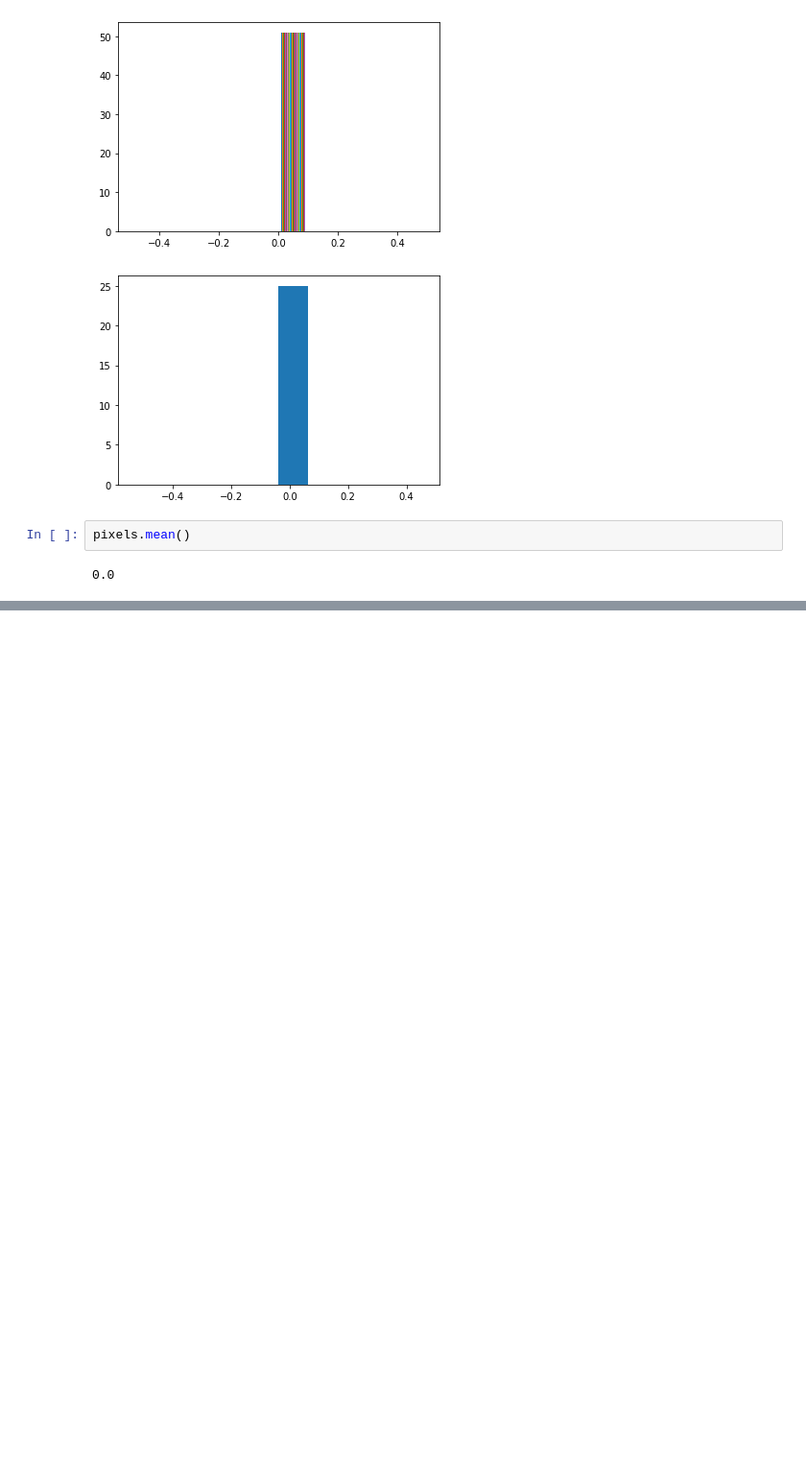
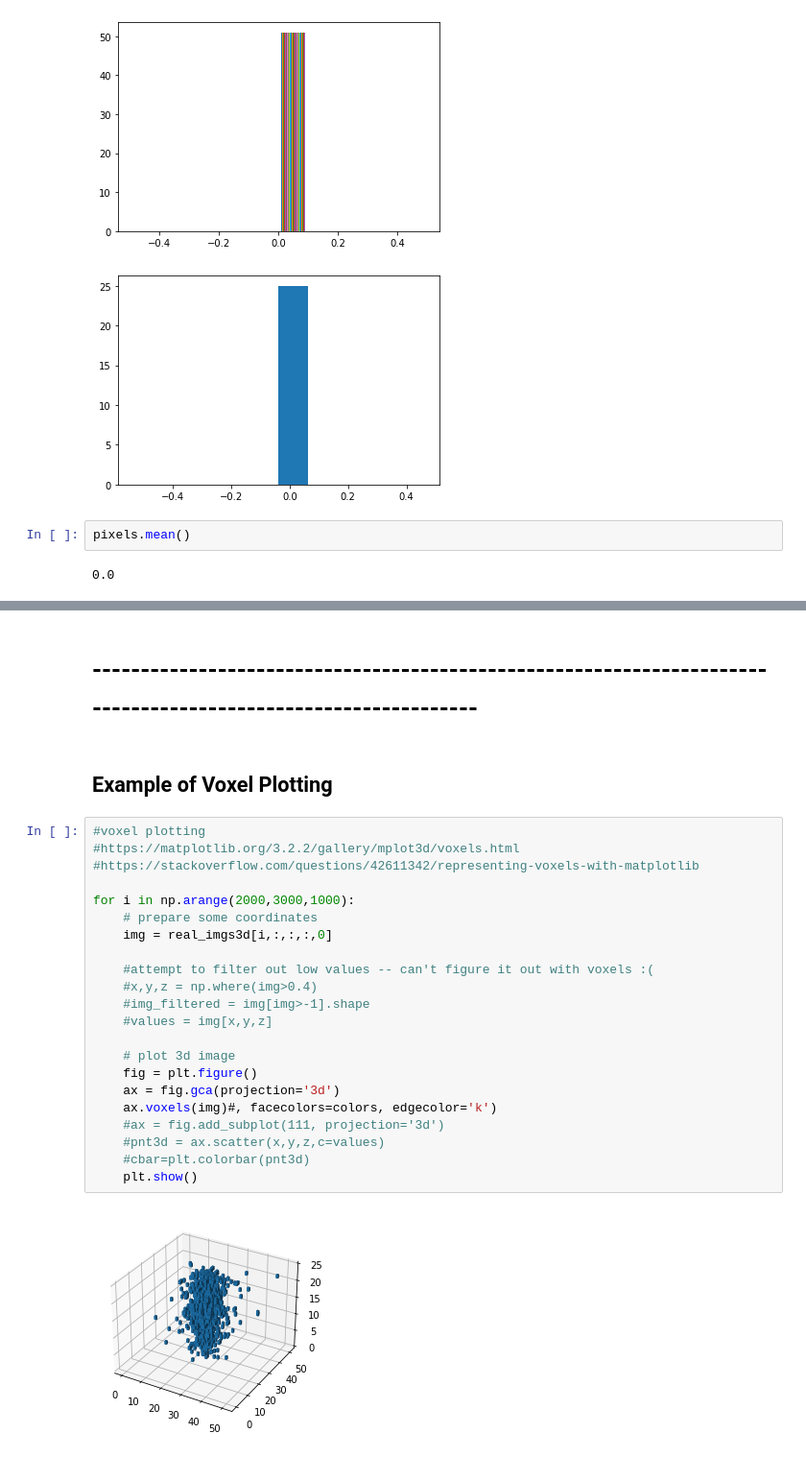
Before and after one commit to adelC/3Dgan, a Jupyter notebook: ipynb/AnglePGAN_Analysis.ipynb, the cells around one changed output, grey strips where cells are left out. Shown at 96% size. Saved outputs shown, nothing was run; the diff lists cells and outputs as text; blank space fills up the shorter version.

```diff
--- a/ipynb/AnglePGAN_Analysis.ipynb
+++ b/ipynb/AnglePGAN_Analysis.ipynb
@@ -287,0 +398,28 @@ NameError: name 'imgs3d' is not defined
+# %% [markdown]
+# --------------------------------------------------------------------------------------------------------------
+# %% [markdown]
+## Example of Voxel Plotting
+# %%
+#voxel plotting
+#https://matplotlib.org/3.2.2/gallery/mplot3d/voxels.html
+#https://stackoverflow.com/questions/42611342/representing-voxels-with-matplotlib
+
+for i in np.arange(2000,3000,1000):
+    # prepare some coordinates
+    img = real_imgs3d[i,:,:,:,0]
+
+    #attempt to filter out low values -- can't figure it out with voxels :(
+    #x,y,z = np.where(img>0.4)
+    #img_filtered = img[img>-1].shape
+    #values = img[x,y,z]
+
+    # plot 3d image
+    fig = plt.figure()
+    ax = fig.gca(projection='3d')
+    ax.voxels(img)#, facecolors=colors, edgecolor='k')
+    #ax = fig.add_subplot(111, projection='3d')
+    #pnt3d = ax.scatter(x,y,z,c=values)
+    #cbar=plt.colorbar(pnt3d)
+    plt.show()
+# %% [output]
+[figure, added]
```
Also changed, not shown: parts of 16 cells of this notebook.
